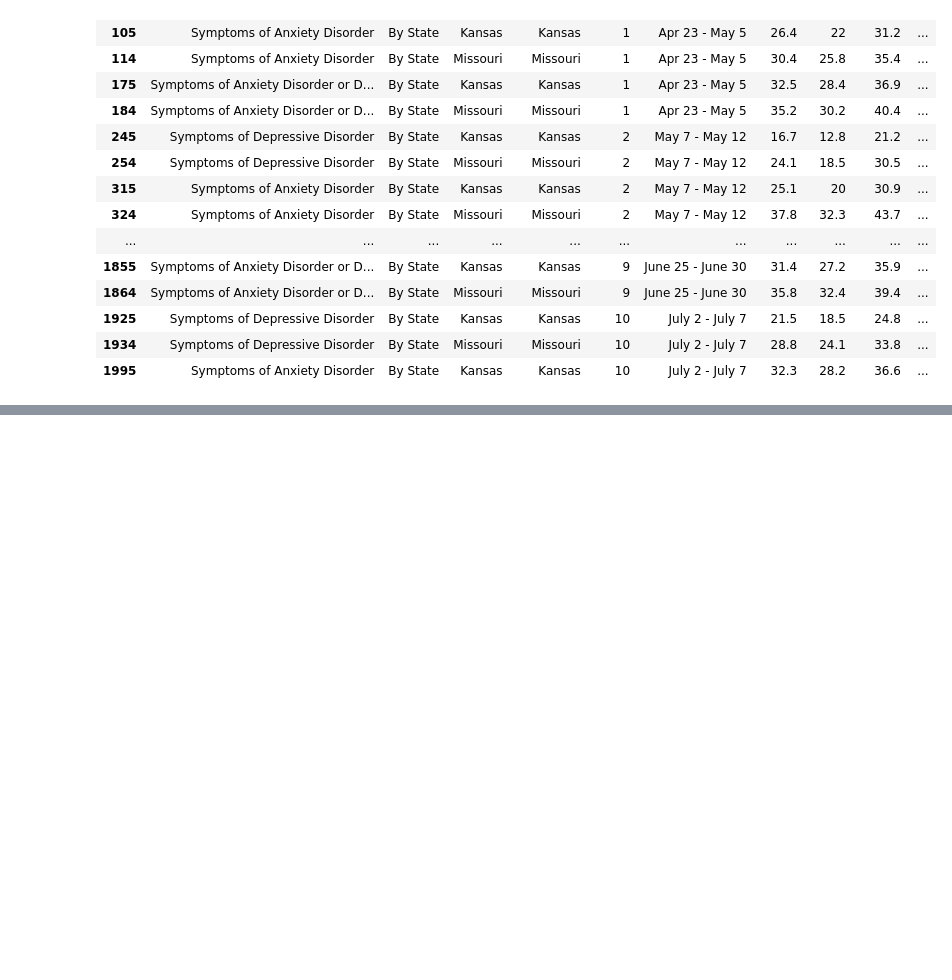
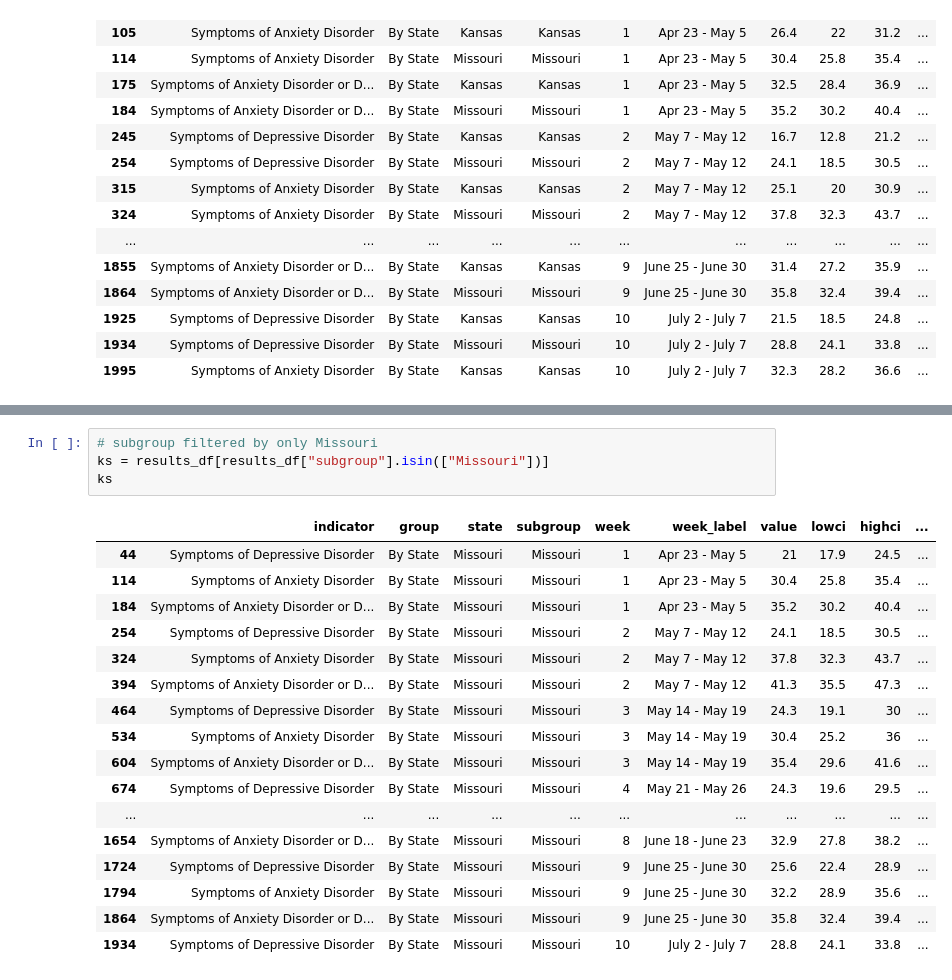
Before and after one commit to d-hires/Pandemic-Warriors-Project-1, a Jupyter notebook: CDC_api_States_Saki.ipynb, the cells around one changed output, grey strips where cells are left out. Saved outputs shown, nothing was run; the diff lists cells and outputs as text; blank space fills up the shorter version.

```diff
--- a/CDC_api_States_Saki.ipynb
+++ b/CDC_api_States_Saki.ipynb
@@ -80,0 +103,22 @@ ks_mo
+# %%
+# subgroup filtered by only Missouri
+ks = results_df[results_df["subgroup"].isin(["Missouri"])]
+ks
+# %% [output]
+|  | indicator | group | state | subgroup | week | week_label | value | lowci | highci | ... |
+| 44 | Symptoms of Depressive Disorder | By State | Missouri | Missouri | 1 | Apr 23 - May 5 | 21 | 17.9 | 24.5 | ... |
+| 114 | Symptoms of Anxiety Disorder | By State | Missouri | Missouri | 1 | Apr 23 - May 5 | 30.4 | 25.8 | 35.4 | ... |
+| 184 | Symptoms of Anxiety Disorder or D... | By State | Missouri | Missouri | 1 | Apr 23 - May 5 | 35.2 | 30.2 | 40.4 | ... |
+| 254 | Symptoms of Depressive Disorder | By State | Missouri | Missouri | 2 | May 7 - May 12 | 24.1 | 18.5 | 30.5 | ... |
+| 324 | Symptoms of Anxiety Disorder | By State | Missouri | Missouri | 2 | May 7 - May 12 | 37.8 | 32.3 | 43.7 | ... |
+| 394 | Symptoms of Anxiety Disorder or D... | By State | Missouri | Missouri | 2 | May 7 - May 12 | 41.3 | 35.5 | 47.3 | ... |
+| 464 | Symptoms of Depressive Disorder | By State | Missouri | Missouri | 3 | May 14 - May 19 | 24.3 | 19.1 | 30 | ... |
+| 534 | Symptoms of Anxiety Disorder | By State | Missouri | Missouri | 3 | May 14 - May 19 | 30.4 | 25.2 | 36 | ... |
+| 604 | Symptoms of Anxiety Disorder or D... | By State | Missouri | Missouri | 3 | May 14 - May 19 | 35.4 | 29.6 | 41.6 | ... |
+| 674 | Symptoms of Depressive Disorder | By State | Missouri | Missouri | 4 | May 21 - May 26 | 24.3 | 19.6 | 29.5 | ... |
+| ... | ... | ... | ... | ... | ... | ... | ... | ... | ... | ... |
+| 1654 | Symptoms of Anxiety Disorder or D... | By State | Missouri | Missouri | 8 | June 18 - June 23 | 32.9 | 27.8 | 38.2 | ... |
+| 1724 | Symptoms of Depressive Disorder | By State | Missouri | Missouri | 9 | June 25 - June 30 | 25.6 | 22.4 | 28.9 | ... |
+| 1794 | Symptoms of Anxiety Disorder | By State | Missouri | Missouri | 9 | June 25 - June 30 | 32.2 | 28.9 | 35.6 | ... |
+| 1864 | Symptoms of Anxiety Disorder or D... | By State | Missouri | Missouri | 9 | June 25 - June 30 | 35.8 | 32.4 | 39.4 | ... |
+| 1934 | Symptoms of Depressive Disorder | By State | Missouri | Missouri | 10 | July 2 - July 7 | 28.8 | 24.1 | 33.8 | ... |
```
Also changed, not shown: parts of 1 cell of this notebook.
